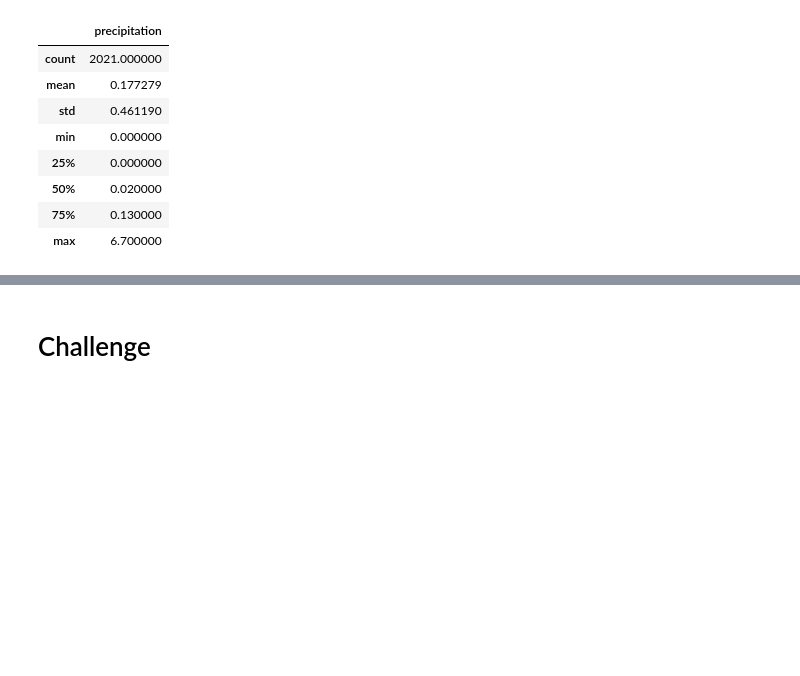
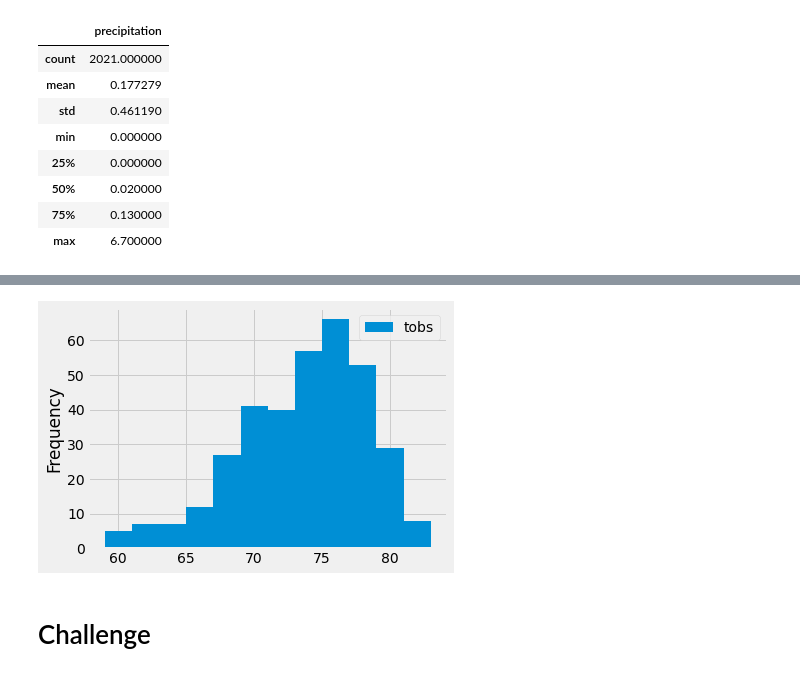
Before and after one commit to pcar22/surfs_up, a Jupyter notebook: climate_analysis.ipynb, the cells around one changed output, grey strips where cells are left out. Drawn from its saved outputs; the diff is of its cells as text; code cells hidden in the pictures; blank space fills up the shorter version.

```diff
--- a/climate_analysis.ipynb
+++ b/climate_analysis.ipynb
@@ -109,3 +154,8 @@ df.describe()
+# %%
+df.plot.hist(bins=12)
+plt.tight_layout()
+# %% [output]
+[figure, added]
 # %%
 # Write a function called `calc_temps` that will accept start date and end date in the format '%Y-%m-%d'
 # and return the minimum, average, and maximum temperatures for that range of dates
```
Also changed, not shown: parts of 4 cells of this notebook.
